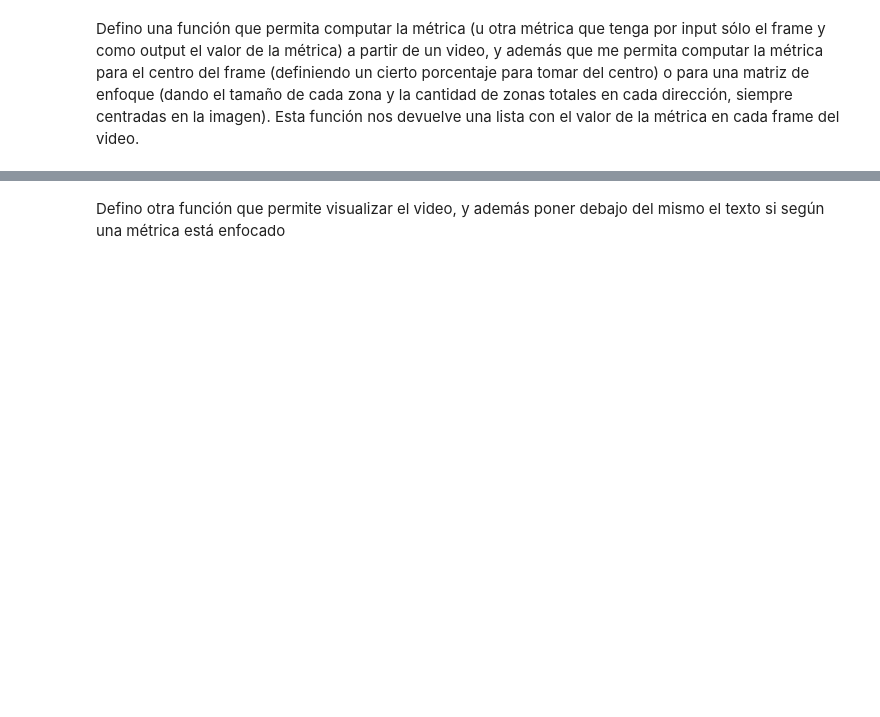
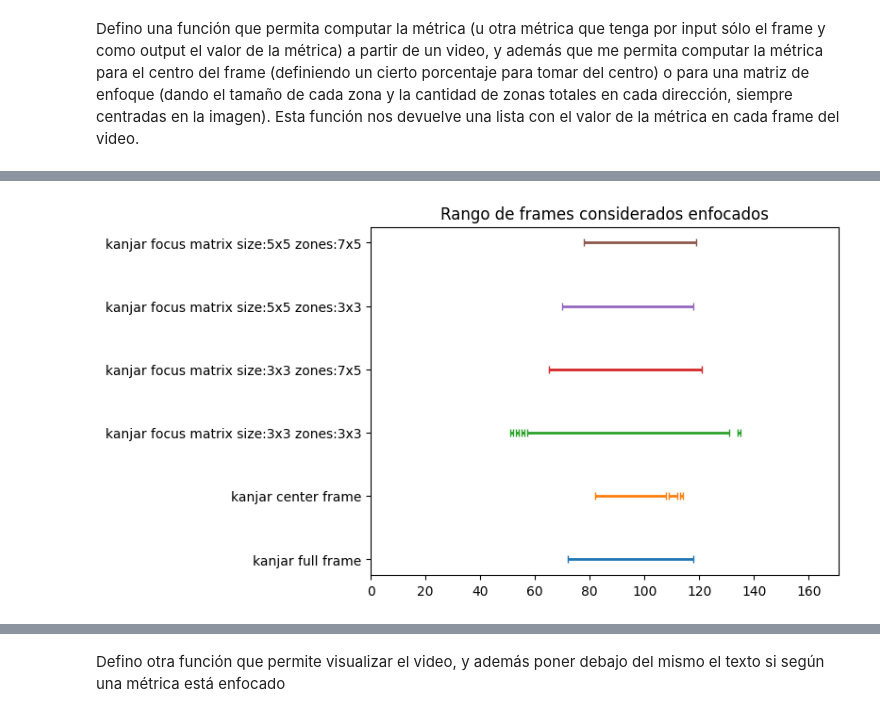
Before and after one commit to jteich99/vision_computadora_i, a Jupyter notebook: TPs/tp2/tp2.ipynb, the cells around one changed output, grey strips where cells are left out. Drawn from its saved outputs; the diff is of its cells as text; code cells hidden in the pictures; blank space fills up the shorter version.

```diff
--- a/TPs/tp2/tp2.ipynb
+++ b/TPs/tp2/tp2.ipynb
@@ -162,0 +273,19 @@ def get_focus_frames(metric_list, thres, norm=True):
+# %%
+def plot_focus_ranges(focus_zones, cases_to_plot):
+    fig, ax = plt.subplots(1,1)
+    colors = plt.rcParams['axes.prop_cycle'].by_key()['color']
+    for i, case_name in enumerate(cases_to_plot):
+        focus_zones_case = focus_zones[case_name]
+        color = colors[i % len(colors)]
+        for focus_zone in focus_zones_case:
+            ax.hlines(y=i, xmin=focus_zone[0], xmax=focus_zone[1], linewidth=2, color=color)
+            ax.plot(focus_zone, [i,i], "|", color=color)
+    ax.set_xlim(0,total_frames)
+    ax.set_yticks(range(len(cases_to_plot)))
+    ax.set_yticklabels(cases_to_plot)
+    ax.set_title("Rango de frames considerados enfocados")
+    plt.show()
+# %%
+plot_focus_ranges(focus_zones, cases_to_plot)
+# %% [output]
+[figure, added]
```
Also changed, not shown: parts of 34 cells of this notebook.
